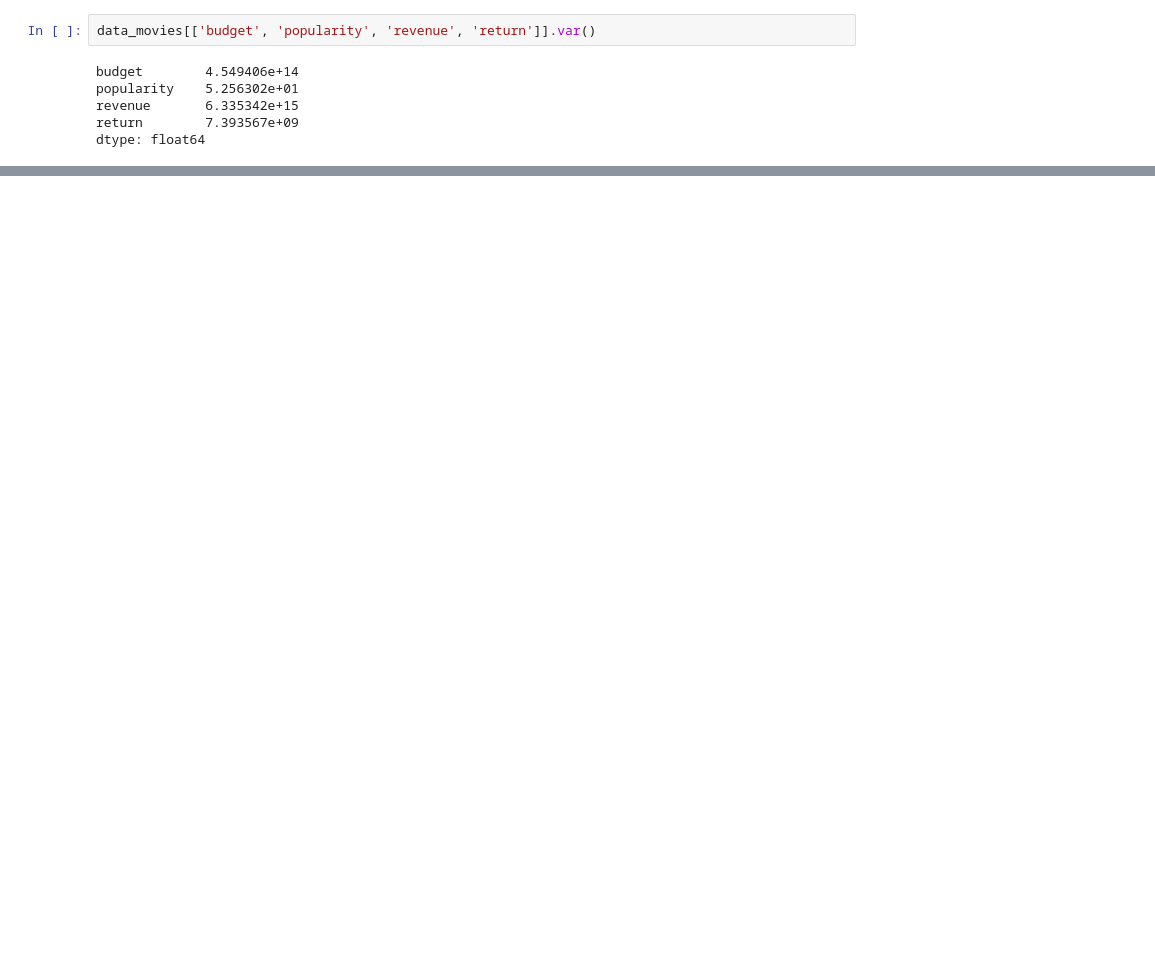
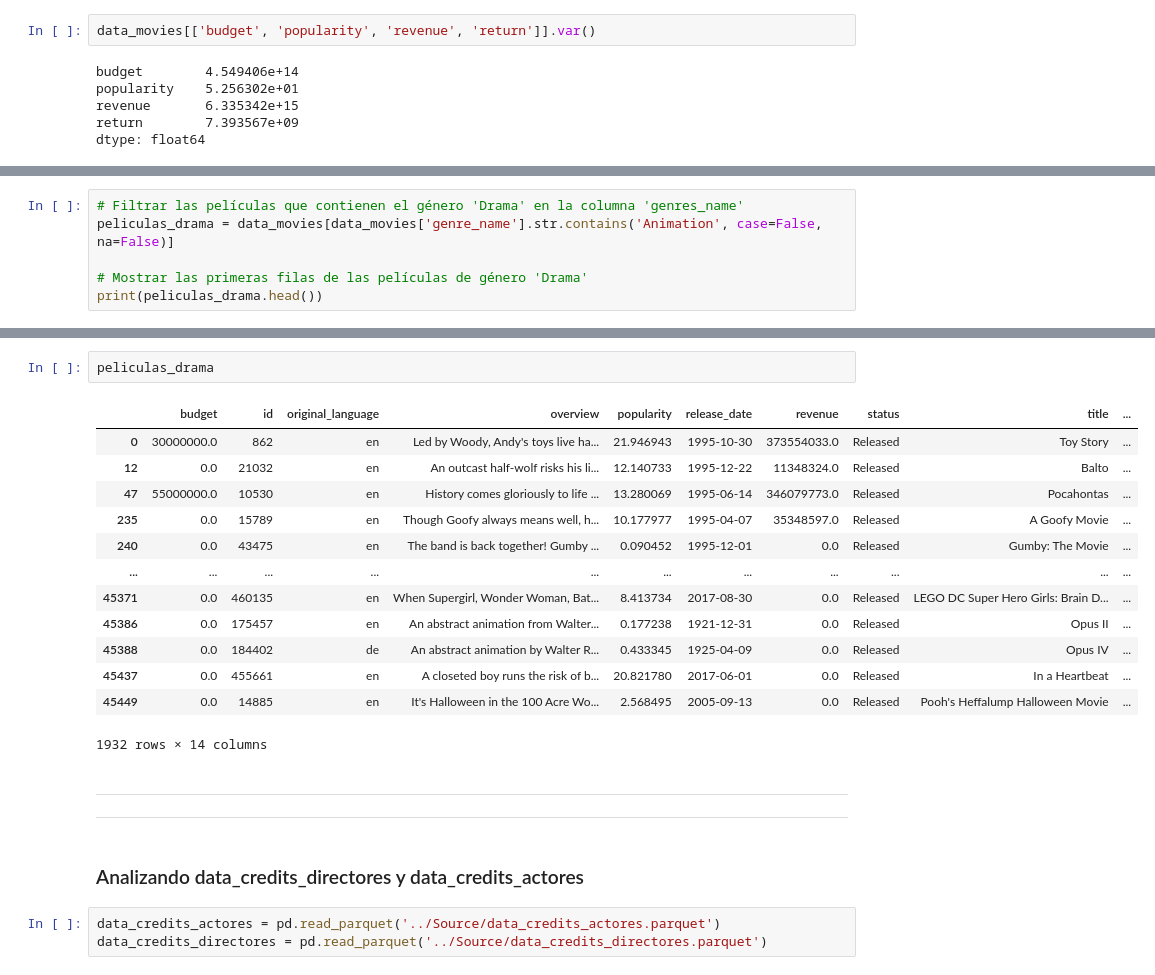
Before and after one commit to lucho28/sistemreco_api, a Jupyter notebook: Notebook/EDA.ipynb, the cells around one changed output, grey strips where cells are left out. Saved outputs shown, nothing was run; the diff lists cells and outputs as text; blank space fills up the shorter version.

```diff
--- a/Notebook/EDA.ipynb
+++ b/Notebook/EDA.ipynb
@@ -263,0 +209,6 @@ plt.show()
+# %%
+# Filtrar las películas que contienen el género 'Drama' en la columna 'genres_name'
+peliculas_drama = data_movies[data_movies['genre_name'].str.contains('Animation', case=False, na=False)]
+
+# Mostrar las primeras filas de las películas de género 'Drama'
+print(peliculas_drama.head())
@@ -263,0 +233,24 @@ plt.show()
+# %%
+peliculas_drama
+# %% [output]
+|  | budget | id | original_language | overview | popularity | release_date | revenue | status | title | ... |
+| 0 | 30000000.0 | 862 | en | Led by Woody, Andy's toys live ha... | 21.946943 | 1995-10-30 | 373554033.0 | Released | Toy Story | ... |
+| 12 | 0.0 | 21032 | en | An outcast half-wolf risks his li... | 12.140733 | 1995-12-22 | 11348324.0 | Released | Balto | ... |
+| 47 | 55000000.0 | 10530 | en | History comes gloriously to life ... | 13.280069 | 1995-06-14 | 346079773.0 | Released | Pocahontas | ... |
+| 235 | 0.0 | 15789 | en | Though Goofy always means well, h... | 10.177977 | 1995-04-07 | 35348597.0 | Released | A Goofy Movie | ... |
+| 240 | 0.0 | 43475 | en | The band is back together! Gumby ... | 0.090452 | 1995-12-01 | 0.0 | Released | Gumby: The Movie | ... |
+| ... | ... | ... | ... | ... | ... | ... | ... | ... | ... | ... |
+| 45371 | 0.0 | 460135 | en | When Supergirl, Wonder Woman, Bat... | 8.413734 | 2017-08-30 | 0.0 | Released | LEGO DC Super Hero Girls: Brain D... | ... |
+| 45386 | 0.0 | 175457 | en | An abstract animation from Walter... | 0.177238 | 1921-12-31 | 0.0 | Released | Opus II | ... |
+| 45388 | 0.0 | 184402 | de | An abstract animation by Walter R... | 0.433345 | 1925-04-09 | 0.0 | Released | Opus IV | ... |
+| 45437 | 0.0 | 455661 | en | A closeted boy runs the risk of b... | 20.821780 | 2017-06-01 | 0.0 | Released | In a Heartbeat | ... |
+| 45449 | 0.0 | 14885 | en | It's Halloween in the 100 Acre Wo... | 2.568495 | 2005-09-13 | 0.0 | Released | Pooh's Heffalump Halloween Movie | ... |
+1932 rows × 14 columns
+# %% [markdown]
+***
+***
+# %% [markdown]
+### Analizando data_credits_directores y data_credits_actores
+# %%
+data_credits_actores = pd.read_parquet('../Source/data_credits_actores.parquet')
+data_credits_directores = pd.read_parquet('../Source/data_credits_directores.parquet')
```
Also changed, not shown: parts of 31 cells of this notebook, 2 other files.
